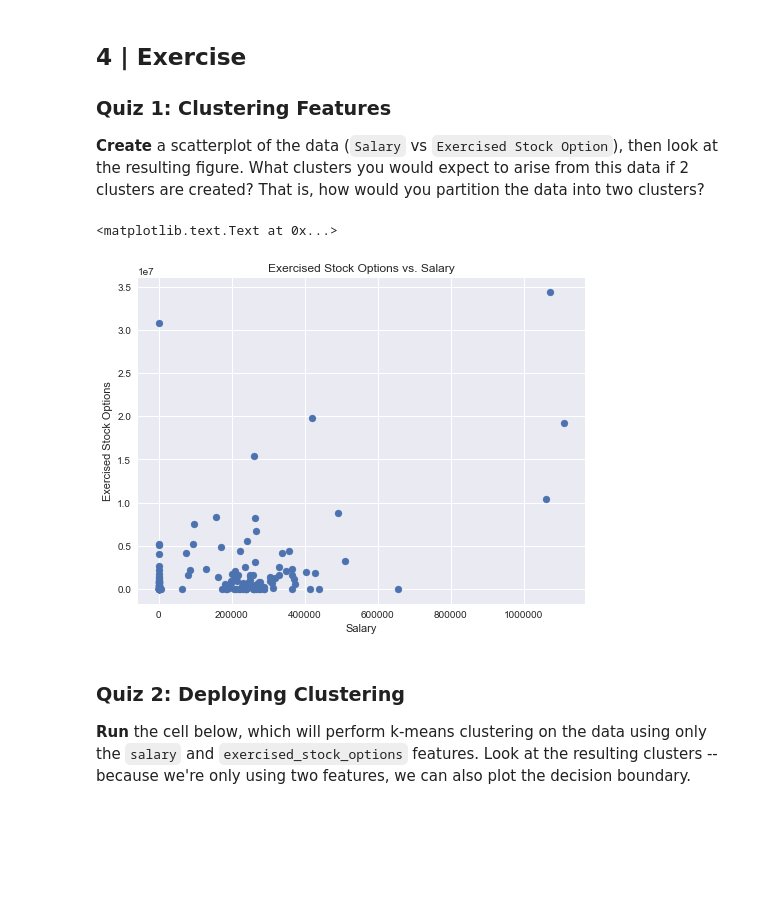
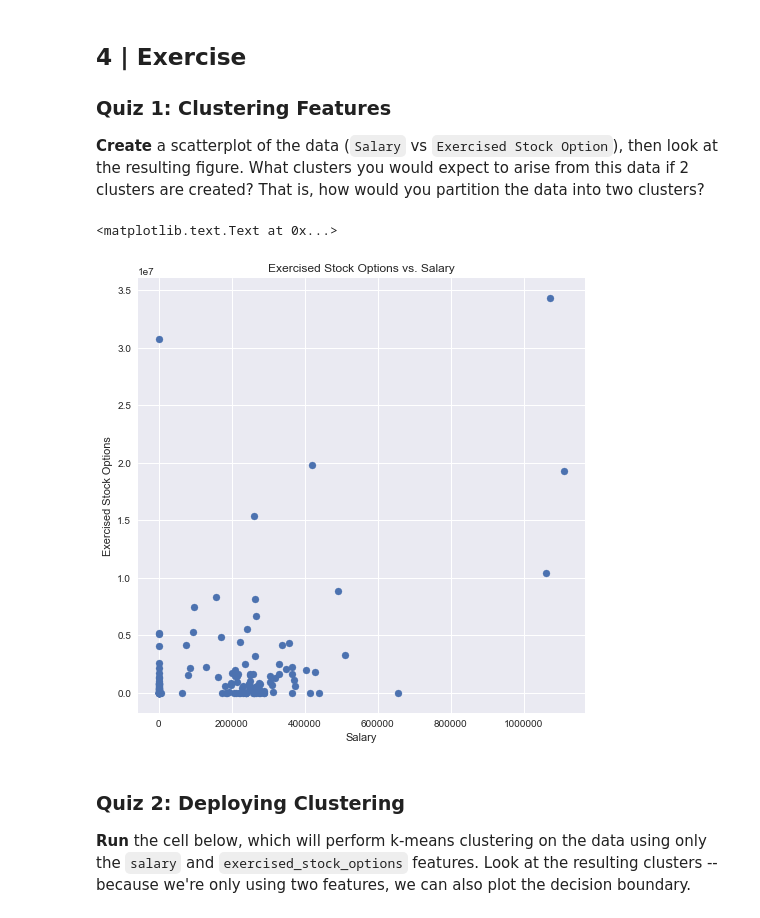
Before and after one commit to tsudhahar/mlnd_connect, a Jupyter notebook: clustering_mini_project/Clustering-solution.ipynb, the cells around one changed output. Saved outputs shown, nothing was run; the diff lists cells and outputs as text; code cells hidden in the pictures; blank space fills up the shorter version.

```diff
--- a/clustering_mini_project/Clustering-solution.ipynb
+++ b/clustering_mini_project/Clustering-solution.ipynb
@@ -250,14 +270,14 @@ DrawClusters() is ready to use!
 **Create** a scatterplot of the data (`Salary` vs `Exercised Stock Option`), then look at the resulting figure. What clusters you would expect to arise from this data if 2 clusters are created? That is, how would you partition the data into two clusters?
 # %%
 # TODO: create a scatter plot with 'Salary' on x-axis and 'Exercised Stock Option' on y-axis
-fig = plt.figure(figsize=(8, 6))
+fig = plt.figure(figsize=(8, 8))
 plt.scatter(enron_df['salary'], enron_df['exercised_stock_options'])
 plt.title('Exercised Stock Options vs. Salary')
 plt.xlabel('Salary')
 plt.ylabel('Exercised Stock Options')
 # %% [output]
 <matplotlib.text.Text at 0x...>
-[figure, old version]
+[figure, new version]
 # %% [markdown]
 ### Quiz 2: Deploying Clustering
 
```
Also changed, not shown: parts of 3 cells of this notebook.
